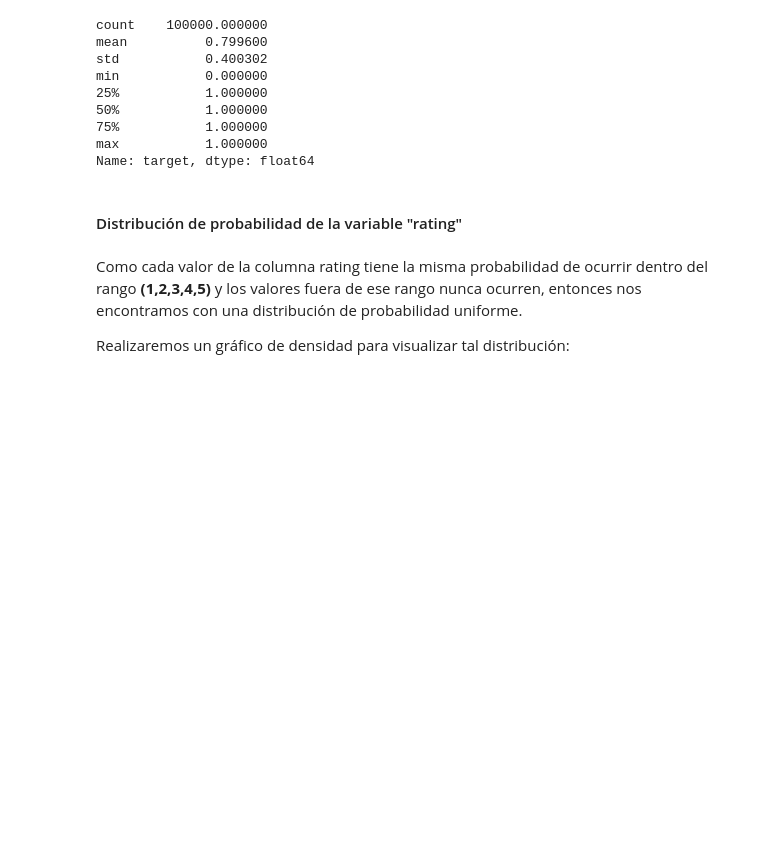
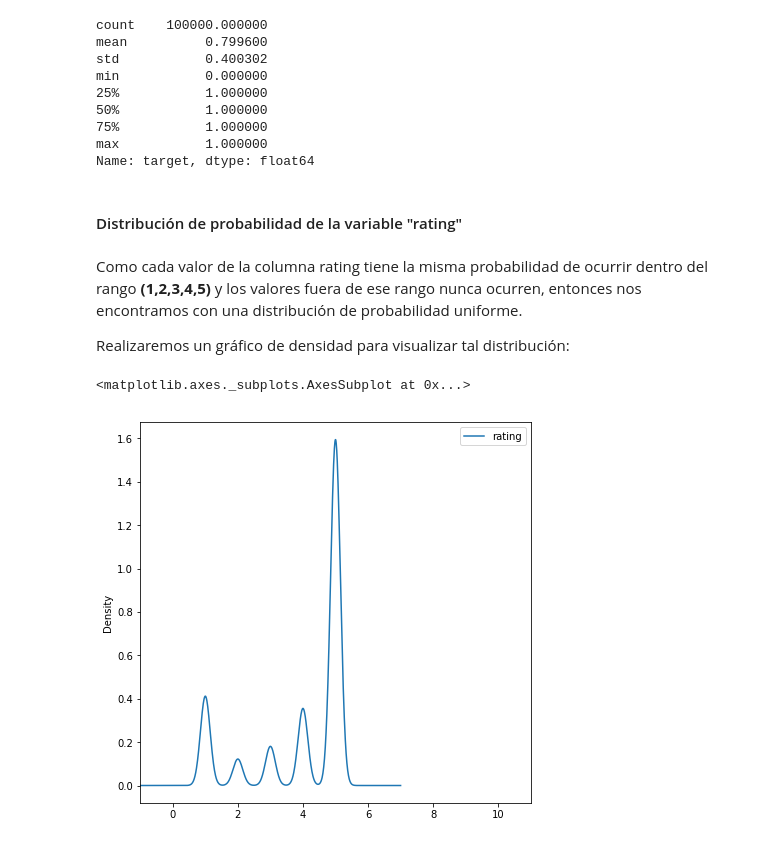
Before and after one commit to aenet/mentoria, a Jupyter notebook: analisis-visualizacion/tp-analisis-visualizacion.ipynb, the cells around one changed output. Saved outputs shown, nothing was run; the diff lists cells and outputs as text; code cells hidden in the pictures; blank space fills up the shorter version.

```diff
--- a/analisis-visualizacion/tp-analisis-visualizacion.ipynb
+++ b/analisis-visualizacion/tp-analisis-visualizacion.ipynb
@@ -175,3 +175,8 @@ y los valores fuera de ese rango nunca ocurren, entonces nos encontramos con una
 uniforme.
 
 Realizaremos un gráfico de densidad para visualizar tal distribución:
+# %%
+pd.DataFrame(dt['rating']).plot(kind="density", figsize=(7,7),xlim=(-1,11))
+# %% [output]
+<matplotlib.axes._subplots.AxesSubplot at 0x...>
+[figure, added]
```
